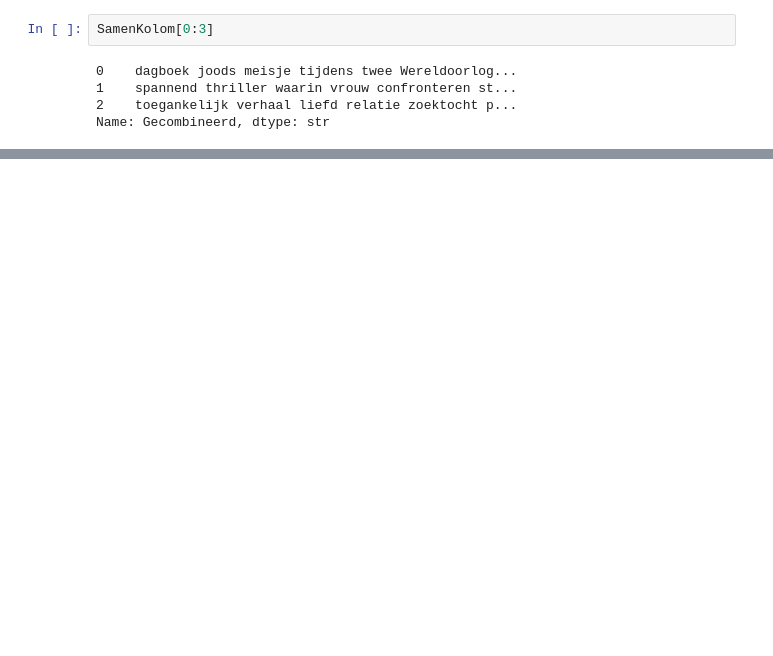
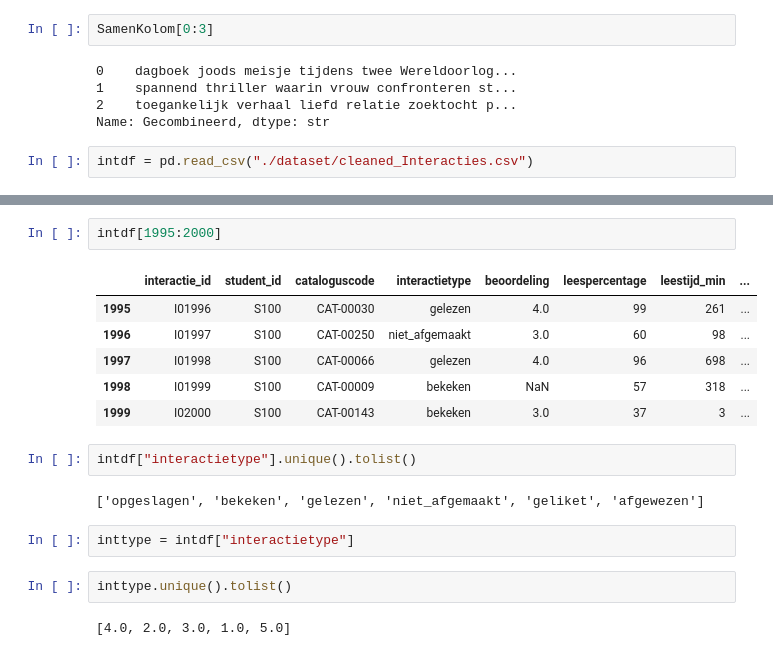
Before and after one commit to merijn1222/2.2Notebooks, a Jupyter notebook: NLP.ipynb, the cells around one changed output, grey strips where cells are left out. Saved outputs shown, nothing was run; the diff lists cells and outputs as text; blank space fills up the shorter version.

```diff
--- a/NLP.ipynb
+++ b/NLP.ipynb
@@ -124,3 +139,5 @@ SamenKolom[0:3]
 1    spannend thriller waarin vrouw confronteren st...
 2    toegankelijk verhaal liefd relatie zoektocht p...
 Name: Gecombineerd, dtype: str
+# %%
+intdf = pd.read_csv("./dataset/cleaned_Interacties.csv")
@@ -126,0 +168,19 @@ Name: Gecombineerd, dtype: str
+# %%
+intdf[1995:2000]
+# %% [output]
+|  | interactie_id | student_id | cataloguscode | interactietype | beoordeling | leespercentage | leestijd_min | ... |
+| 1995 | I01996 | S100 | CAT-00030 | gelezen | 4.0 | 99 | 261 | ... |
+| 1996 | I01997 | S100 | CAT-00250 | niet_afgemaakt | 3.0 | 60 | 98 | ... |
+| 1997 | I01998 | S100 | CAT-00066 | gelezen | 4.0 | 96 | 698 | ... |
+| 1998 | I01999 | S100 | CAT-00009 | bekeken | NaN | 57 | 318 | ... |
+| 1999 | I02000 | S100 | CAT-00143 | bekeken | 3.0 | 37 | 3 | ... |
+# %%
+intdf["interactietype"].unique().tolist()
+# %% [output]
+['opgeslagen', 'bekeken', 'gelezen', 'niet_afgemaakt', 'geliket', 'afgewezen']
+# %%
+inttype = intdf["interactietype"]
+# %%
+inttype.unique().tolist()
+# %% [output]
+[4.0, 2.0, 3.0, 1.0, 5.0]
```
Also changed, not shown: parts of 25 cells of this notebook, 4 other files.
